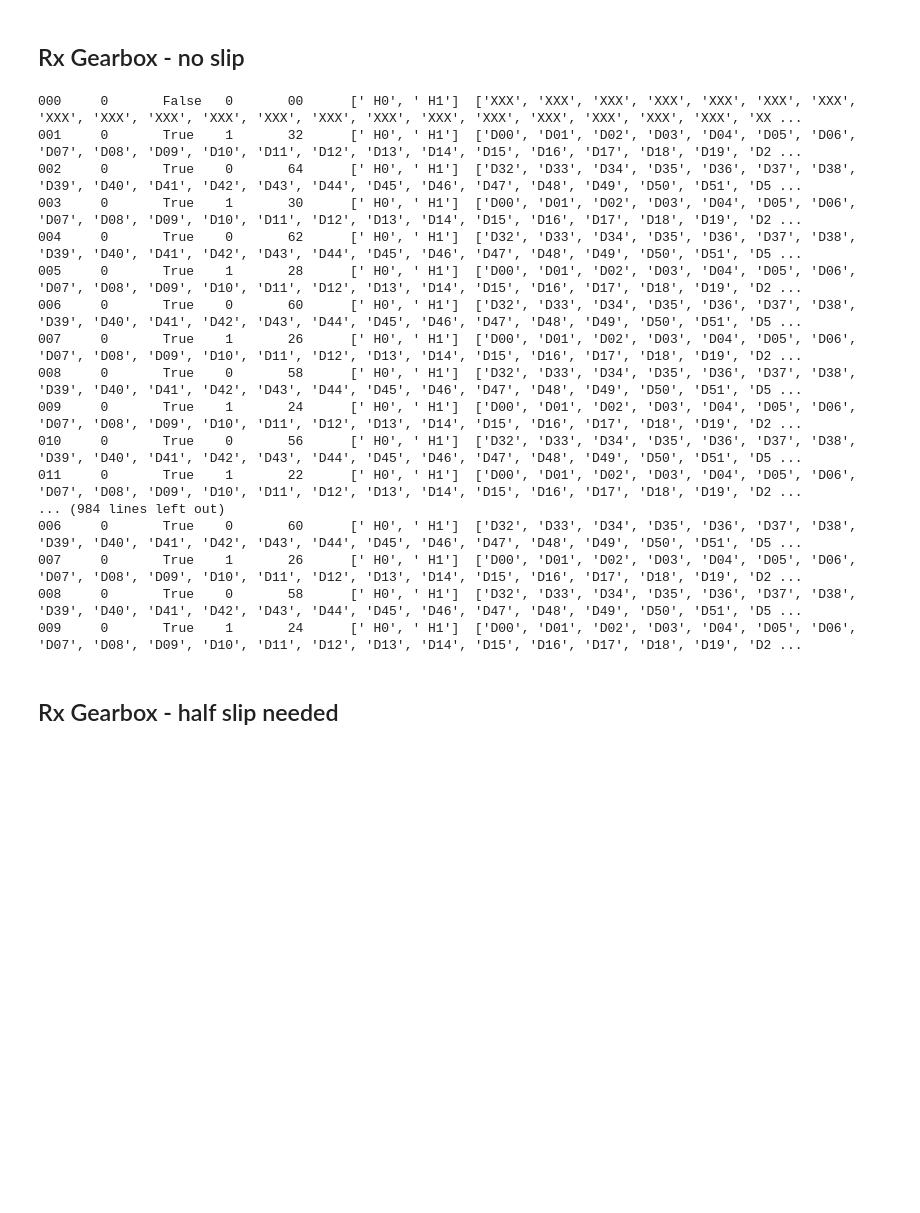
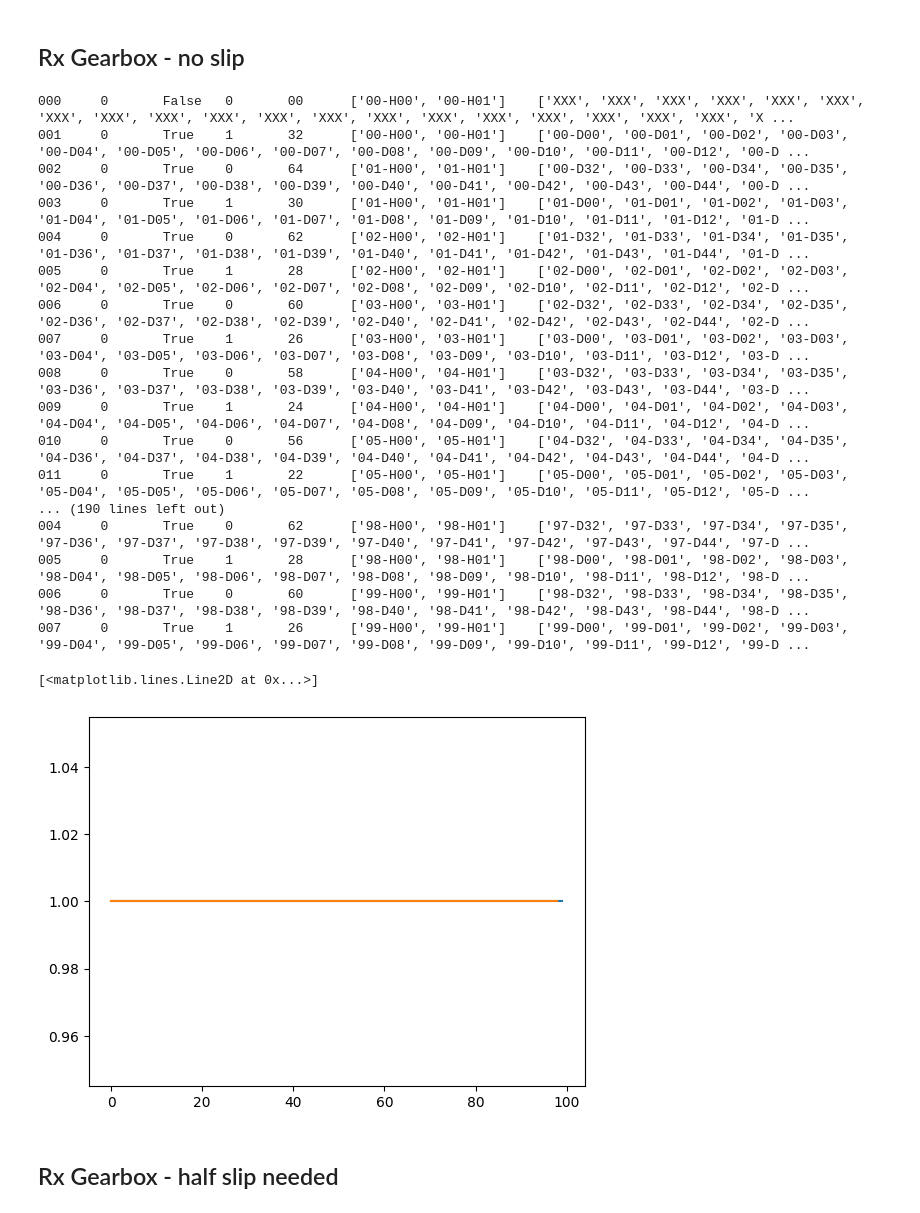
Before and after one commit to ttchisholm/10g-low-latency-ethernet, a Jupyter notebook: src/tb/gearbox/gearbox_model.ipynb, the cells around one changed output. Cells and saved outputs as stored; diff of their text form; code cells hidden in the pictures; blank space fills up the shorter version.

```diff
--- a/src/tb/gearbox/gearbox_model.ipynb
+++ b/src/tb/gearbox/gearbox_model.ipynb
@@ -77,27 +50,54 @@ rx_idata = odata.copy()
 # %%
 rxg = RxGearboxModel('str')
 
-for id in rx_idata:
-    rxg.next(id)
+rxg_oheader =[]
+rxg_odata = []
+
+for id in txg_odata:
+    ret = rxg.next(id)
     print(rxg.get_state())
+
+    if ret['header_valid']:
+        rxg_oheader.append(ret['header'])
+
+    if ret['data_valid']:
+        rxg_odata.append(ret['data'])
 # %% [output]
-000     0       False   0       00      [' H0', ' H1']  ['XXX', 'XXX', 'XXX', 'XXX', 'XXX', 'XXX', 'XXX', 'XXX', 'XXX', 'XXX', 'XXX', 'XXX', 'XXX', 'XXX', 'XXX', 'XXX', 'XXX', 'XXX', 'XXX', 'XXX', 'XX ...
-001     0       True    1       32      [' H0', ' H1']  ['D00', 'D01', 'D02', 'D03', 'D04', 'D05', 'D06', 'D07', 'D08', 'D09', 'D10', 'D11', 'D12', 'D13', 'D14', 'D15', 'D16', 'D17', 'D18', 'D19', 'D2 ...
-002     0       True    0       64      [' H0', ' H1']  ['D32', 'D33', 'D34', 'D35', 'D36', 'D37', 'D38', 'D39', 'D40', 'D41', 'D42', 'D43', 'D44', 'D45', 'D46', 'D47', 'D48', 'D49', 'D50', 'D51', 'D5 ...
-003     0       True    1       30      [' H0', ' H1']  ['D00', 'D01', 'D02', 'D03', 'D04', 'D05', 'D06', 'D07', 'D08', 'D09', 'D10', 'D11', 'D12', 'D13', 'D14', 'D15', 'D16', 'D17', 'D18', 'D19', 'D2 ...
-004     0       True    0       62      [' H0', ' H1']  ['D32', 'D33', 'D34', 'D35', 'D36', 'D37', 'D38', 'D39', 'D40', 'D41', 'D42', 'D43', 'D44', 'D45', 'D46', 'D47', 'D48', 'D49', 'D50', 'D51', 'D5 ...
-005     0       True    1       28      [' H0', ' H1']  ['D00', 'D01', 'D02', 'D03', 'D04', 'D05', 'D06', 'D07', 'D08', 'D09', 'D10', 'D11', 'D12', 'D13', 'D14', 'D15', 'D16', 'D17', 'D18', 'D19', 'D2 ...
-006     0       True    0       60      [' H0', ' H1']  ['D32', 'D33', 'D34', 'D35', 'D36', 'D37', 'D38', 'D39', 'D40', 'D41', 'D42', 'D43', 'D44', 'D45', 'D46', 'D47', 'D48', 'D49', 'D50', 'D51', 'D5 ...
-007     0       True    1       26      [' H0', ' H1']  ['D00', 'D01', 'D02', 'D03', 'D04', 'D05', 'D06', 'D07', 'D08', 'D09', 'D10', 'D11', 'D12', 'D13', 'D14', 'D15', 'D16', 'D17', 'D18', 'D19', 'D2 ...
-008     0       True    0       58      [' H0', ' H1']  ['D32', 'D33', 'D34', 'D35', 'D36', 'D37', 'D38', 'D39', 'D40', 'D41', 'D42', 'D43', 'D44', 'D45', 'D46', 'D47', 'D48', 'D49', 'D50', 'D51', 'D5 ...
-009     0       True    1       24      [' H0', ' H1']  ['D00', 'D01', 'D02', 'D03', 'D04', 'D05', 'D06', 'D07', 'D08', 'D09', 'D10', 'D11', 'D12', 'D13', 'D14', 'D15', 'D16', 'D17', 'D18', 'D19', 'D2 ...
-010     0       True    0       56      [' H0', ' H1']  ['D32', 'D33', 'D34', 'D35', 'D36', 'D37', 'D38', 'D39', 'D40', 'D41', 'D42', 'D43', 'D44', 'D45', 'D46', 'D47', 'D48', 'D49', 'D50', 'D51', 'D5 ...
-011     0       True    1       22      [' H0', ' H1']  ['D00', 'D01', 'D02', 'D03', 'D04', 'D05', 'D06', 'D07', 'D08', 'D09', 'D10', 'D11', 'D12', 'D13', 'D14', 'D15', 'D16', 'D17', 'D18', 'D19', 'D2 ...
-... (984 lines left out)
-006     0       True    0       60      [' H0', ' H1']  ['D32', 'D33', 'D34', 'D35', 'D36', 'D37', 'D38', 'D39', 'D40', 'D41', 'D42', 'D43', 'D44', 'D45', 'D46', 'D47', 'D48', 'D49', 'D50', 'D51', 'D5 ...
-007     0       True    1       26      [' H0', ' H1']  ['D00', 'D01', 'D02', 'D03', 'D04', 'D05', 'D06', 'D07', 'D08', 'D09', 'D10', 'D11', 'D12', 'D13', 'D14', 'D15', 'D16', 'D17', 'D18', 'D19', 'D2 ...
-008     0       True    0       58      [' H0', ' H1']  ['D32', 'D33', 'D34', 'D35', 'D36', 'D37', 'D38', 'D39', 'D40', 'D41', 'D42', 'D43', 'D44', 'D45', 'D46', 'D47', 'D48', 'D49', 'D50', 'D51', 'D5 ...
-009     0       True    1       24      [' H0', ' H1']  ['D00', 'D01', 'D02', 'D03', 'D04', 'D05', 'D06', 'D07', 'D08', 'D09', 'D10', 'D11', 'D12', 'D13', 'D14', 'D15', 'D16', 'D17', 'D18', 'D19', 'D2 ...
+000     0       False   0       00      ['00-H00', '00-H01']    ['XXX', 'XXX', 'XXX', 'XXX', 'XXX', 'XXX', 'XXX', 'XXX', 'XXX', 'XXX', 'XXX', 'XXX', 'XXX', 'XXX', 'XXX', 'XXX', 'XXX', 'XXX', 'XXX', 'X ...
+001     0       True    1       32      ['00-H00', '00-H01']    ['00-D00', '00-D01', '00-D02', '00-D03', '00-D04', '00-D05', '00-D06', '00-D07', '00-D08', '00-D09', '00-D10', '00-D11', '00-D12', '00-D ...
+002     0       True    0       64      ['01-H00', '01-H01']    ['00-D32', '00-D33', '00-D34', '00-D35', '00-D36', '00-D37', '00-D38', '00-D39', '00-D40', '00-D41', '00-D42', '00-D43', '00-D44', '00-D ...
+003     0       True    1       30      ['01-H00', '01-H01']    ['01-D00', '01-D01', '01-D02', '01-D03', '01-D04', '01-D05', '01-D06', '01-D07', '01-D08', '01-D09', '01-D10', '01-D11', '01-D12', '01-D ...
+004     0       True    0       62      ['02-H00', '02-H01']    ['01-D32', '01-D33', '01-D34', '01-D35', '01-D36', '01-D37', '01-D38', '01-D39', '01-D40', '01-D41', '01-D42', '01-D43', '01-D44', '01-D ...
+005     0       True    1       28      ['02-H00', '02-H01']    ['02-D00', '02-D01', '02-D02', '02-D03', '02-D04', '02-D05', '02-D06', '02-D07', '02-D08', '02-D09', '02-D10', '02-D11', '02-D12', '02-D ...
+006     0       True    0       60      ['03-H00', '03-H01']    ['02-D32', '02-D33', '02-D34', '02-D35', '02-D36', '02-D37', '02-D38', '02-D39', '02-D40', '02-D41', '02-D42', '02-D43', '02-D44', '02-D ...
+007     0       True    1       26      ['03-H00', '03-H01']    ['03-D00', '03-D01', '03-D02', '03-D03', '03-D04', '03-D05', '03-D06', '03-D07', '03-D08', '03-D09', '03-D10', '03-D11', '03-D12', '03-D ...
+008     0       True    0       58      ['04-H00', '04-H01']    ['03-D32', '03-D33', '03-D34', '03-D35', '03-D36', '03-D37', '03-D38', '03-D39', '03-D40', '03-D41', '03-D42', '03-D43', '03-D44', '03-D ...
+009     0       True    1       24      ['04-H00', '04-H01']    ['04-D00', '04-D01', '04-D02', '04-D03', '04-D04', '04-D05', '04-D06', '04-D07', '04-D08', '04-D09', '04-D10', '04-D11', '04-D12', '04-D ...
+010     0       True    0       56      ['05-H00', '05-H01']    ['04-D32', '04-D33', '04-D34', '04-D35', '04-D36', '04-D37', '04-D38', '04-D39', '04-D40', '04-D41', '04-D42', '04-D43', '04-D44', '04-D ...
+011     0       True    1       22      ['05-H00', '05-H01']    ['05-D00', '05-D01', '05-D02', '05-D03', '05-D04', '05-D05', '05-D06', '05-D07', '05-D08', '05-D09', '05-D10', '05-D11', '05-D12', '05-D ...
+... (190 lines left out)
+004     0       True    0       62      ['98-H00', '98-H01']    ['97-D32', '97-D33', '97-D34', '97-D35', '97-D36', '97-D37', '97-D38', '97-D39', '97-D40', '97-D41', '97-D42', '97-D43', '97-D44', '97-D ...
+005     0       True    1       28      ['98-H00', '98-H01']    ['98-D00', '98-D01', '98-D02', '98-D03', '98-D04', '98-D05', '98-D06', '98-D07', '98-D08', '98-D09', '98-D10', '98-D11', '98-D12', '98-D ...
+006     0       True    0       60      ['99-H00', '99-H01']    ['98-D32', '98-D33', '98-D34', '98-D35', '98-D36', '98-D37', '98-D38', '98-D39', '98-D40', '98-D41', '98-D42', '98-D43', '98-D44', '98-D ...
+007     0       True    1       26      ['99-H00', '99-H01']    ['99-D00', '99-D01', '99-D02', '99-D03', '99-D04', '99-D05', '99-D06', '99-D07', '99-D08', '99-D09', '99-D10', '99-D11', '99-D12', '99-D ...
+# %%
+# check the data
+
+# stitch the data back together in to frames
+
+
+
+oframes = [list(np.concatenate([x,y])) for x,y in zip(rxg_odata[::2], rxg_odata[1::2])]
+
+
+head_match = [ih == oh for ih, oh in zip(header, rxg_oheader)]
+data_match = [id == od for id, od in zip(data, oframes)]
+
+plt.plot(head_match)
+plt.plot(data_match)
+# %% [output]
+[<matplotlib.lines.Line2D at 0x...>]
+[figure, added]
 # %% [markdown]
 ## Rx Gearbox - half slip needed
 # %%
```
Also changed, not shown: parts of 6 cells of this notebook, 6 other files.
